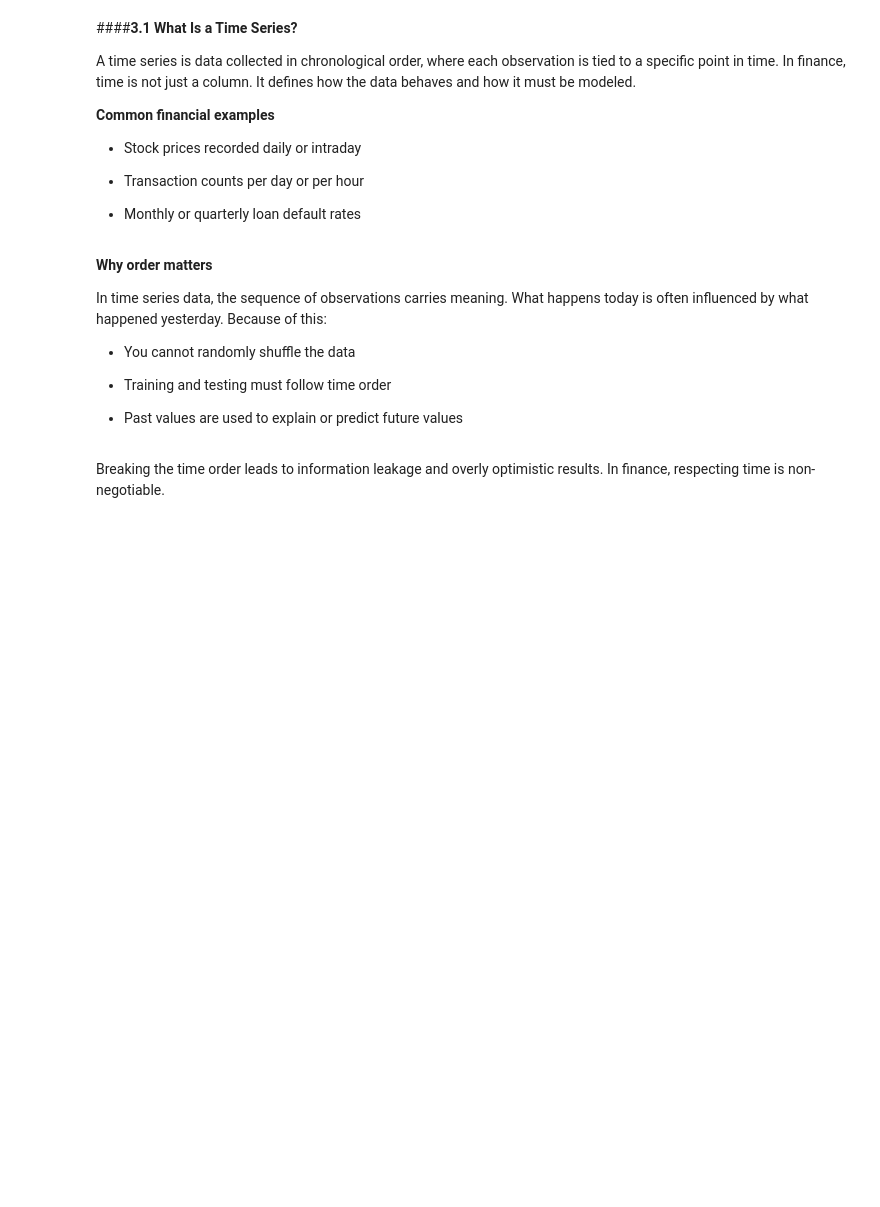
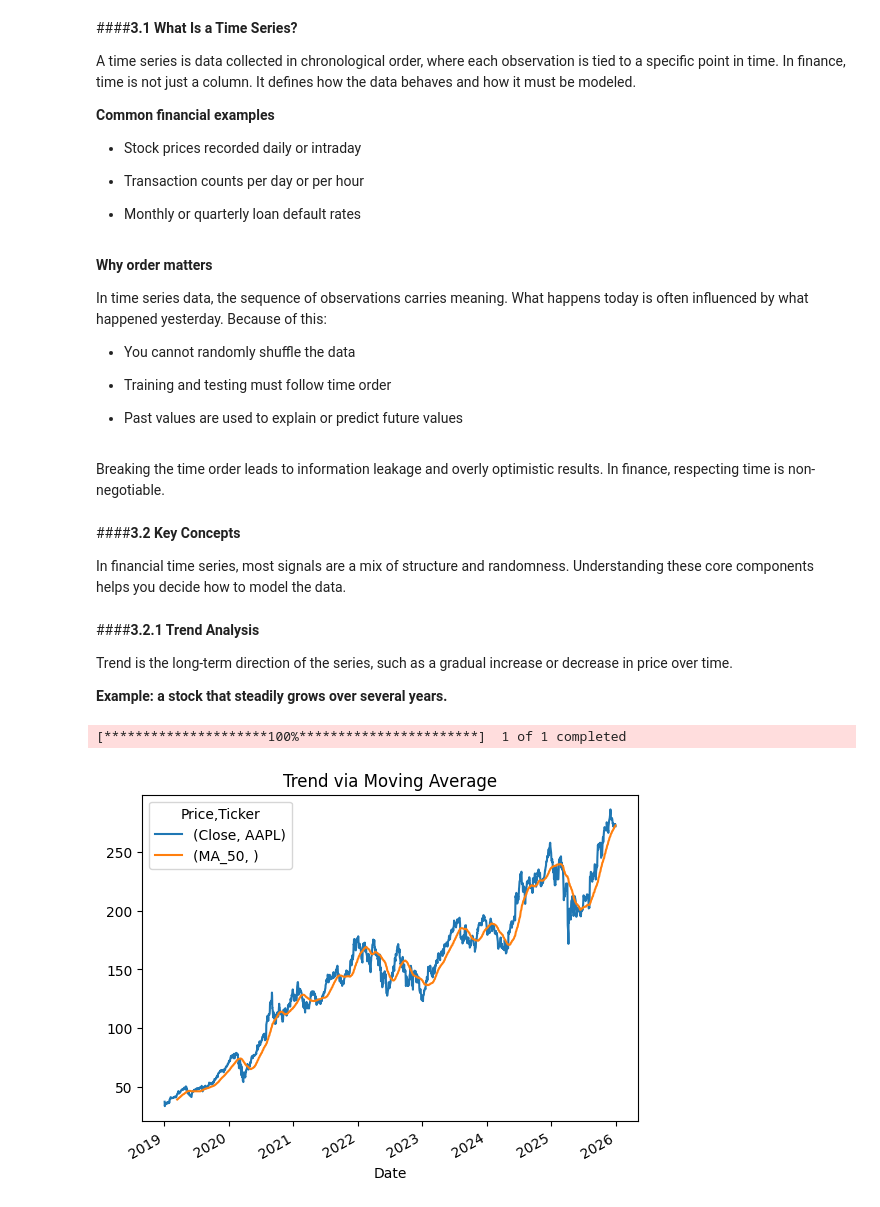
Before and after one commit to epythonlab2/AI_4_health, a Jupyter notebook: module_3_2_financial_data_science.ipynb, the cells around one changed output. Cells and saved outputs as stored; diff of their text form; code cells hidden in the pictures; blank space fills up the shorter version.

```diff
--- a/module_3_2_financial_data_science.ipynb
+++ b/module_3_2_financial_data_science.ipynb
@@ -408,3 +408,30 @@ In time series data, the sequence of observations carries meaning. What happens
 - Past values are used to explain or predict future values
 # %% [markdown]
 Breaking the time order leads to information leakage and overly optimistic results. In finance, respecting time is non-negotiable.
+# %% [markdown]
+####**3.2 Key Concepts**
+
+In financial time series, most signals are a mix of structure and randomness. Understanding these core components helps you decide how to model the data.
+# %% [markdown]
+####**3.2.1 Trend Analysis**
+
+Trend is the long-term direction of the series, such as a gradual increase or decrease in price over time.
+
+**Example: a stock that steadily grows over several years.**
+# %%
+import pandas as pd
+import yfinance as yf
+import matplotlib.pyplot as plt
+
+# Load stock data
+data = yf.download("AAPL", start="2019-01-01", end="2026-01-01")
+# %% [output]
+[*********************100%***********************]  1 of 1 completed
+# %%
+# Simple trend using moving average
+data["MA_50"] = data["Close"].rolling(window=50).mean()
+
+data[["Close", "MA_50"]].plot(title="Trend via Moving Average")
+plt.show()
+# %% [output]
+[figure, added]
```
Also changed, not shown: parts of 1 cell of this notebook.
